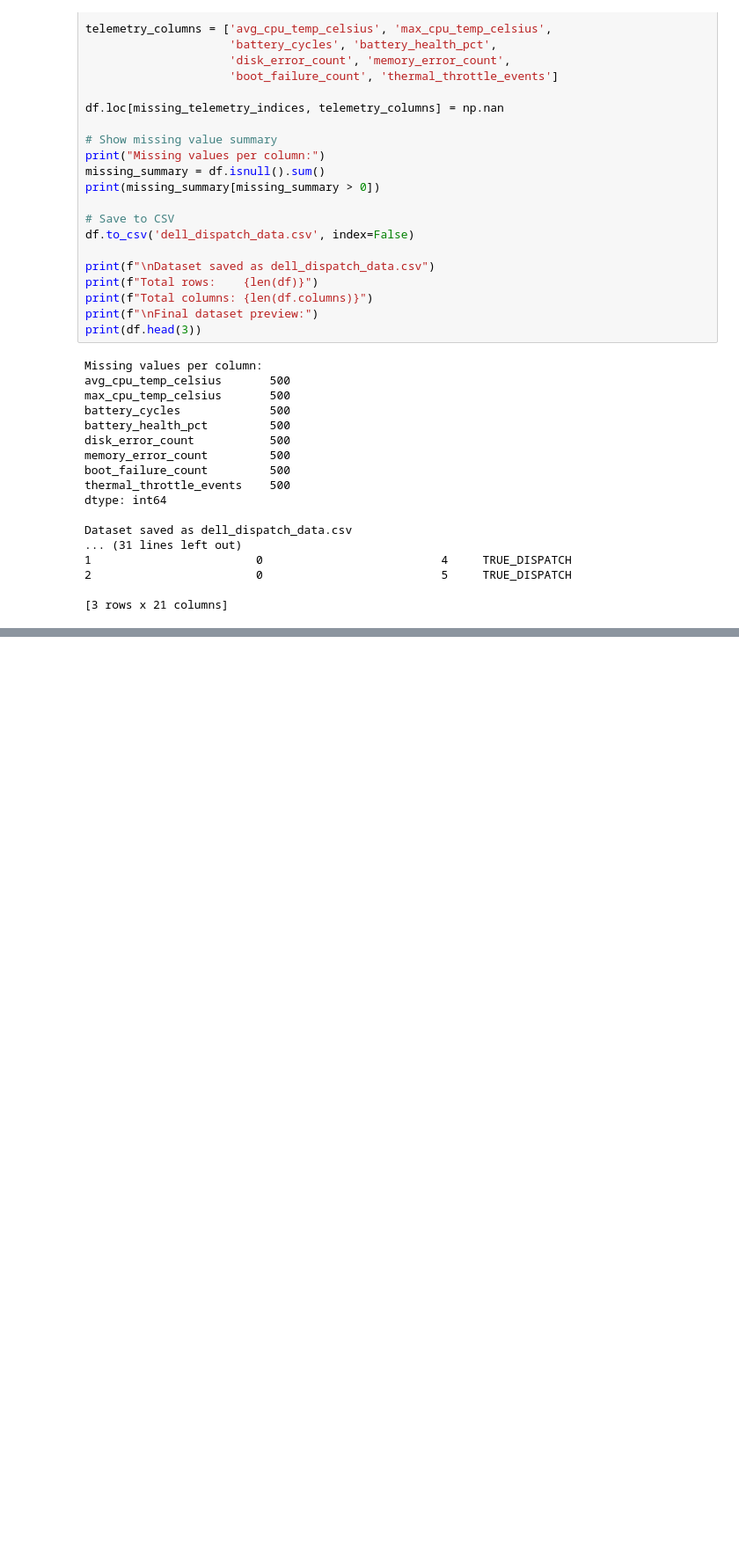
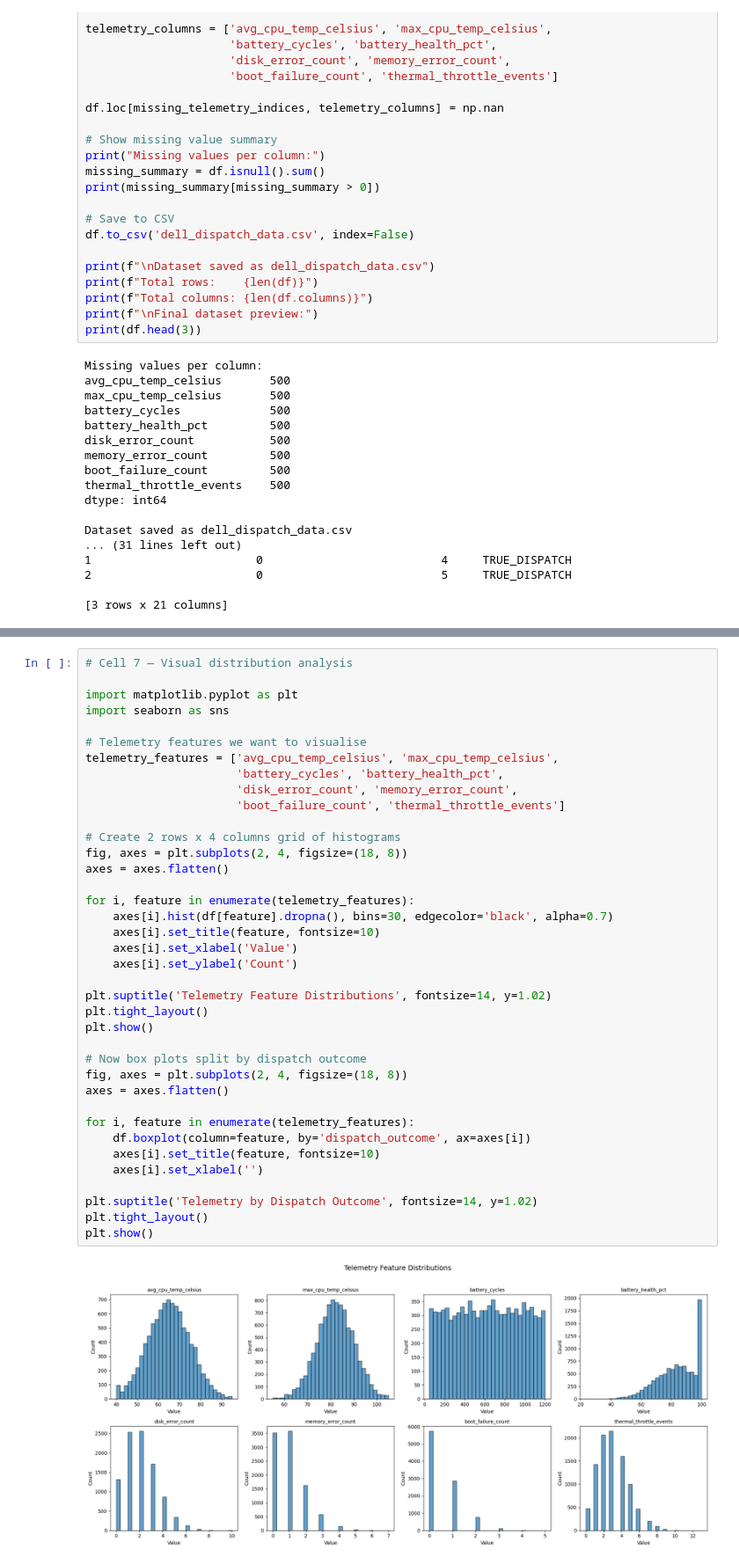
Before and after one commit to sahitani/Gen-AI-Project, a Jupyter notebook: dell_dispatch_prediction.ipynb, the cells around one changed output, grey strips where cells are left out. Shown at 88% size. Drawn from its saved outputs; the diff is of its cells as text; blank space fills up the shorter version.

Commit message:
Step 3 Complete: Exploratory Data Analysis — distributions, target analysis, correlations, feature selection insights

```diff
--- a/dell_dispatch_prediction.ipynb
+++ b/dell_dispatch_prediction.ipynb
@@ -201,0 +307,40 @@ Dataset saved as dell_dispatch_data.csv
+# %%
+# Cell 7 — Visual distribution analysis
+
+import matplotlib.pyplot as plt
+import seaborn as sns
+
+# Telemetry features we want to visualise
+telemetry_features = ['avg_cpu_temp_celsius', 'max_cpu_temp_celsius',
+                      'battery_cycles', 'battery_health_pct',
+                      'disk_error_count', 'memory_error_count',
+                      'boot_failure_count', 'thermal_throttle_events']
+
+# Create 2 rows x 4 columns grid of histograms
+fig, axes = plt.subplots(2, 4, figsize=(18, 8))
+axes = axes.flatten()
+
+for i, feature in enumerate(telemetry_features):
+    axes[i].hist(df[feature].dropna(), bins=30, edgecolor='black', alpha=0.7)
+    axes[i].set_title(feature, fontsize=10)
+    axes[i].set_xlabel('Value')
+    axes[i].set_ylabel('Count')
+
+plt.suptitle('Telemetry Feature Distributions', fontsize=14, y=1.02)
+plt.tight_layout()
+plt.show()
+
+# Now box plots split by dispatch outcome
+fig, axes = plt.subplots(2, 4, figsize=(18, 8))
+axes = axes.flatten()
+
+for i, feature in enumerate(telemetry_features):
+    df.boxplot(column=feature, by='dispatch_outcome', ax=axes[i])
+    axes[i].set_title(feature, fontsize=10)
+    axes[i].set_xlabel('')
+
+plt.suptitle('Telemetry by Dispatch Outcome', fontsize=14, y=1.02)
+plt.tight_layout()
+plt.show()
+# %% [output]
+[figure, added]
```
Also changed, not shown: parts of 4 cells of this notebook.
